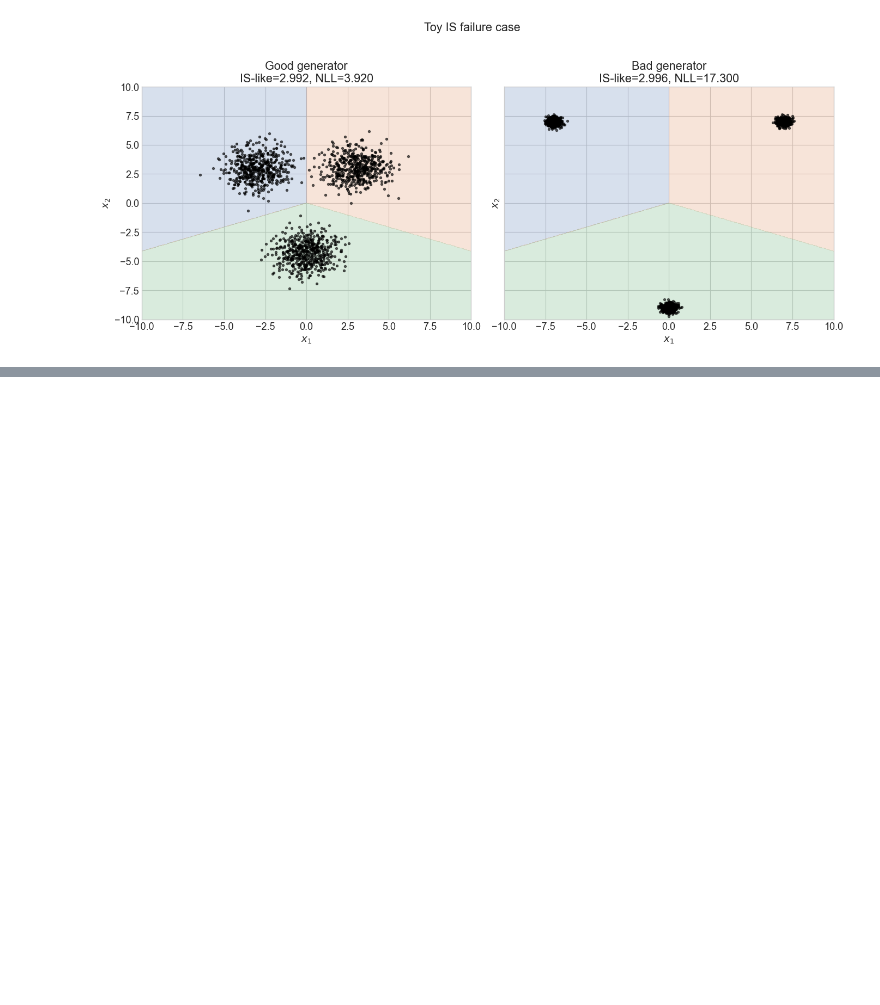
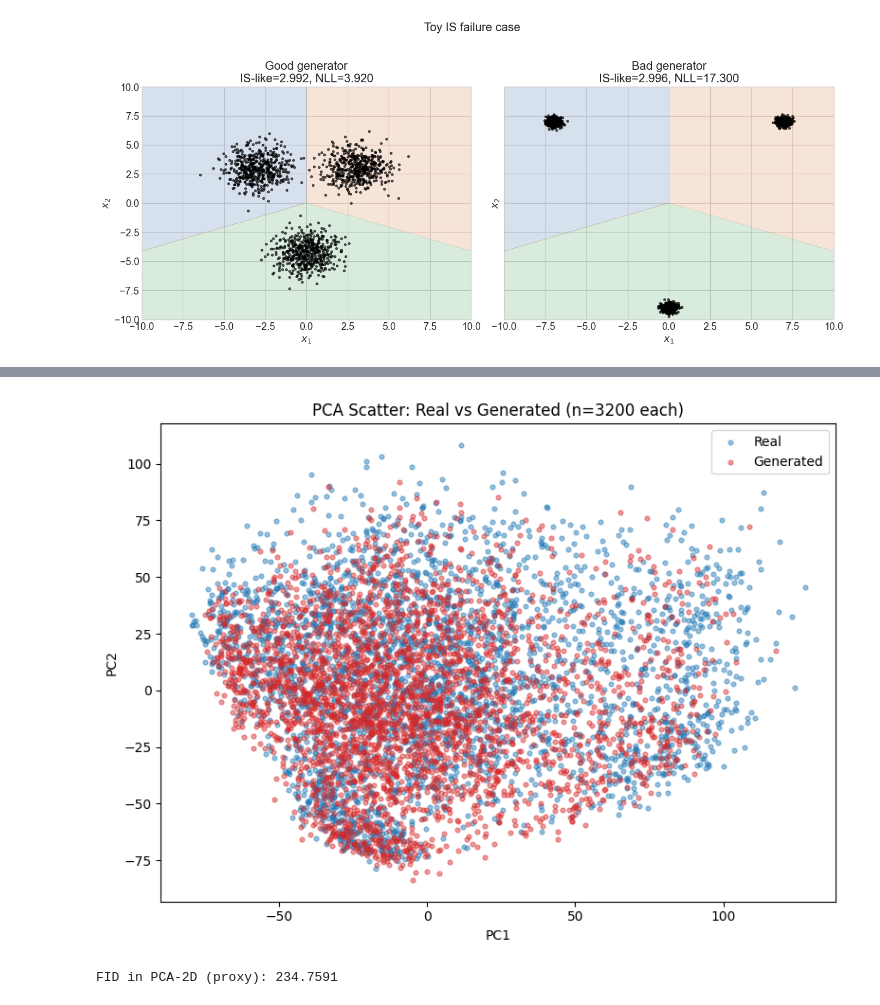
Before and after one commit to LukeCPadmore/personal-blog, a Jupyter notebook: notebooks/image_eval.ipynb, the cells around one changed output, grey strips where cells are left out. Saved outputs shown, nothing was run; the diff lists cells and outputs as text; code cells hidden in the pictures; blank space fills up the shorter version.

```diff
--- a/notebooks/image_eval.ipynb
+++ b/notebooks/image_eval.ipynb
@@ -503,0 +567,80 @@ plt.show()
+# %%
+from pathlib import Path
+import numpy as np
+import matplotlib.pyplot as plt
+from sklearn.decomposition import PCA
+from scipy.stats import multivariate_normal
+from scipy.linalg import sqrtm
+from matplotlib.lines import Line2D
+
+DATA_DIR = Path('data')
+rng = np.random.default_rng(42)
+
+zr = np.load(DATA_DIR / 'real_embeddings.npz')
+zg = np.load(DATA_DIR / 'generated_embeddings.npz')
+real_embeddings = zr[zr.files[0]]
+generated_embeddings = zg[zg.files[0]]
+
+TARGET_N = 3200
+real_replace = len(real_embeddings) < TARGET_N
+gen_replace = len(generated_embeddings) < TARGET_N
+
+real_sample = real_embeddings[rng.choice(len(real_embeddings), size=TARGET_N, replace=real_replace)]
+gen_sample = generated_embeddings[rng.choice(len(generated_embeddings), size=TARGET_N, replace=gen_replace)]
+
+X = np.vstack([real_sample, gen_sample])
+y = np.array(['Real'] * TARGET_N + ['Generated'] * TARGET_N)
+
+pca = PCA(n_components=2, random_state=42)
+X_pca = pca.fit_transform(X)
+r2 = X_pca[y == 'Real']
+g2 = X_pca[y == 'Generated']
+
+# Scatter-only plot
+plt.figure(figsize=(8, 6))
+plt.scatter(r2[:, 0], r2[:, 1], s=12, alpha=0.45, label='Real', c='#1f77b4')
+plt.scatter(g2[:, 0], g2[:, 1], s=12, alpha=0.45, label='Generated', c='#d62728')
+plt.title('PCA Scatter: Real vs Generated (n=3200 each)')
+plt.xlabel('PC1')
+plt.ylabel('PC2')
+plt.legend(frameon=True)
+plt.tight_layout()
+plt.show()
+
+# Fit Gaussians in PCA-2D
+mu_r, mu_g = r2.mean(axis=0), g2.mean(axis=0)
+cov_r = np.cov(r2, rowvar=False)
+cov_g = np.cov(g2, rowvar=False)
+
+covmean = sqrtm(cov_r @ cov_g)
+if np.iscomplexobj(covmean):
+    covmean = covmean.real
+fid_2d = np.sum((mu_r - mu_g) ** 2) + np.trace(cov_r + cov_g - 2 * covmean)
+print(f'FID in PCA-2D (proxy): {fid_2d:.4f}')
+
+# Contour-only plot
+xmin, xmax = X_pca[:, 0].min() - 1.0, X_pca[:, 0].max() + 1.0
+ymin, ymax = X_pca[:, 1].min() - 1.0, X_pca[:, 1].max() + 1.0
+xx, yy = np.meshgrid(np.linspace(xmin, xmax, 300), np.linspace(ymin, ymax, 300))
+grid = np.dstack([xx, yy])
+
+pdf_r = multivariate_normal(mean=mu_r, cov=cov_r).pdf(grid)
+pdf_g = multivariate_normal(mean=mu_g, cov=cov_g).pdf(grid)
+
+plt.figure(figsize=(8, 6))
+cr = plt.contour(xx, yy, pdf_r, levels=10, colors='#1f77b4', linewidths=1.5, alpha=0.45)
+cg = plt.contour(xx, yy, pdf_g, levels=10, colors='#d62728', linewidths=1.5, alpha=0.45)
+plt.title('PCA-2D Gaussian Contours: Real vs Generated')
+plt.xlabel('PC1')
+plt.ylabel('PC2')
+
+legend_handles = [
+    Line2D([0], [0], color='#1f77b4', lw=2, alpha=0.45, label='Real'),
+    Line2D([0], [0], color='#d62728', lw=2, alpha=0.45, label='Generated'),
+]
+plt.legend(handles=legend_handles, frameon=True)
+plt.tight_layout()
+plt.show()
+# %% [output]
+[figure, added]
+FID in PCA-2D (proxy): 234.7591
```
Also changed, not shown: parts of 3 cells of this notebook, 2 other files.
